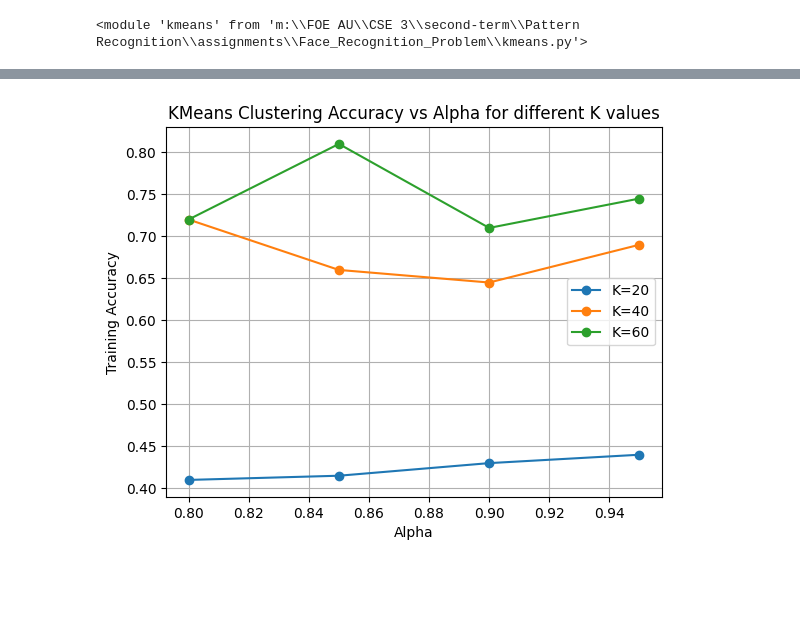
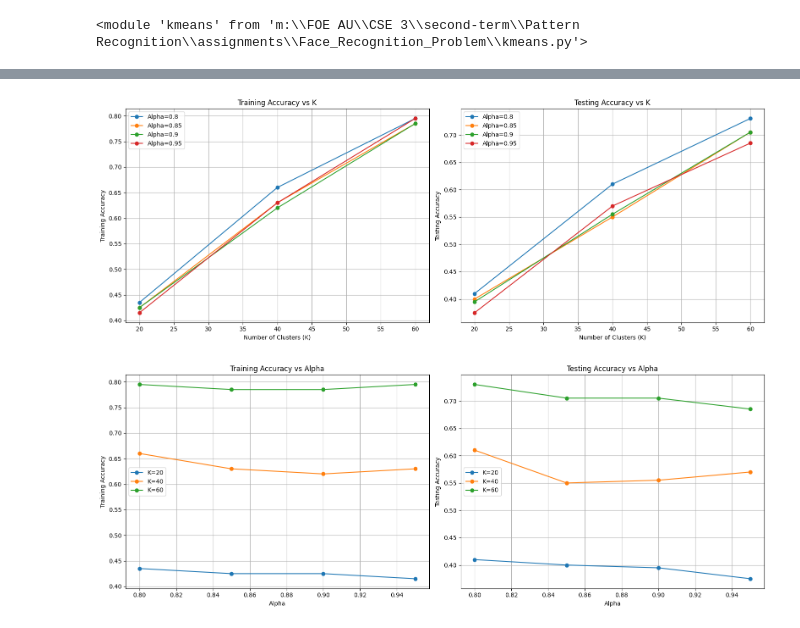
Before and after one commit to MostafaElKaranshawy/Face_Recognition_Problem, a Jupyter notebook: FaceRecognition.ipynb, the cells around one changed output, grey strips where cells are left out. Saved outputs shown, nothing was run; the diff lists cells and outputs as text; code cells hidden in the pictures; blank space fills up the shorter version.

```diff
--- a/FaceRecognition.ipynb
+++ b/FaceRecognition.ipynb
@@ -153,15 +172,60 @@ plt.show()
-# %%
-for k in k_values:
-    accuracies = [results[alpha][k] for alpha in alphas]
-    plt.plot(alphas, accuracies, marker='o', label=f'K={k}')
-
-plt.xlabel('Alpha')
-plt.ylabel('Training Accuracy')
-plt.title('KMeans Clustering Accuracy vs Alpha for different K values')
-plt.legend()
-plt.grid(True)
-plt.show()
-# %% [output]
-[figure, removed]
+# %%
+fig, axes = plt.subplots(1, 2, figsize=(16, 6))  # 1 row, 2 columns
+
+# Plot Training Accuracy
+for alpha in results:
+    training_accuracies = [results[alpha][k]['training_acc'] for k in k_values]
+    axes[0].plot(k_values, training_accuracies, marker='o', label=f'Alpha={alpha}')
+
+axes[0].set_xlabel('Number of Clusters (K)')
+axes[0].set_ylabel('Training Accuracy')
+axes[0].set_title('Training Accuracy vs K')
+axes[0].legend()
+axes[0].grid(True)
+
+# Plot Testing Accuracy
+for alpha in results:
+    testing_accuracies = [results[alpha][k]['testing_acc'] for k in k_values]
+    axes[1].plot(k_values, testing_accuracies, marker='o', label=f'Alpha={alpha}')
+
+axes[1].set_xlabel('Number of Clusters (K)')
+axes[1].set_ylabel('Testing Accuracy')
+axes[1].set_title('Testing Accuracy vs K')
+axes[1].legend()
+axes[1].grid(True)
+
+plt.tight_layout()
+plt.show()
+# %% [output]
+[figure, added]
+# %%
+fig, axes = plt.subplots(1, 2, figsize=(16, 6))  # 1 row, 2 columns
+
+# Plot Training Accuracy vs Alpha
+for k in k_values:
+    training_accuracies = [results[alpha][k]['training_acc'] for alpha in alphas]
+    axes[0].plot(alphas, training_accuracies, marker='o', label=f'K={k}')
+
+axes[0].set_xlabel('Alpha')
+axes[0].set_ylabel('Training Accuracy')
+axes[0].set_title('Training Accuracy vs Alpha')
+axes[0].legend()
+axes[0].grid(True)
+
+# Plot Testing Accuracy vs Alpha
+for k in k_values:
+    testing_accuracies = [results[alpha][k]['testing_acc'] for alpha in alphas]
+    axes[1].plot(alphas, testing_accuracies, marker='o', label=f'K={k}')
+
+axes[1].set_xlabel('Alpha')
+axes[1].set_ylabel('Testing Accuracy')
+axes[1].set_title('Testing Accuracy vs Alpha')
+axes[1].legend()
+axes[1].grid(True)
+
+plt.tight_layout()
+plt.show()
+# %% [output]
+[figure, added]
 # %% [markdown]
 **Best K-Means Model Evaluating**
```
Also changed, not shown: parts of 7 cells of this notebook, 1 other file.
